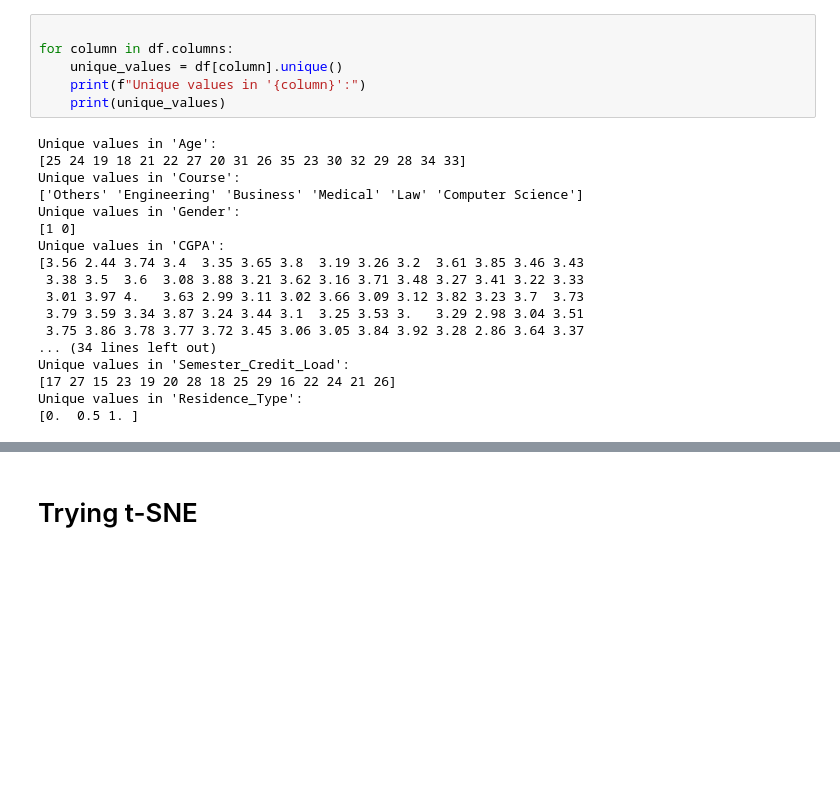
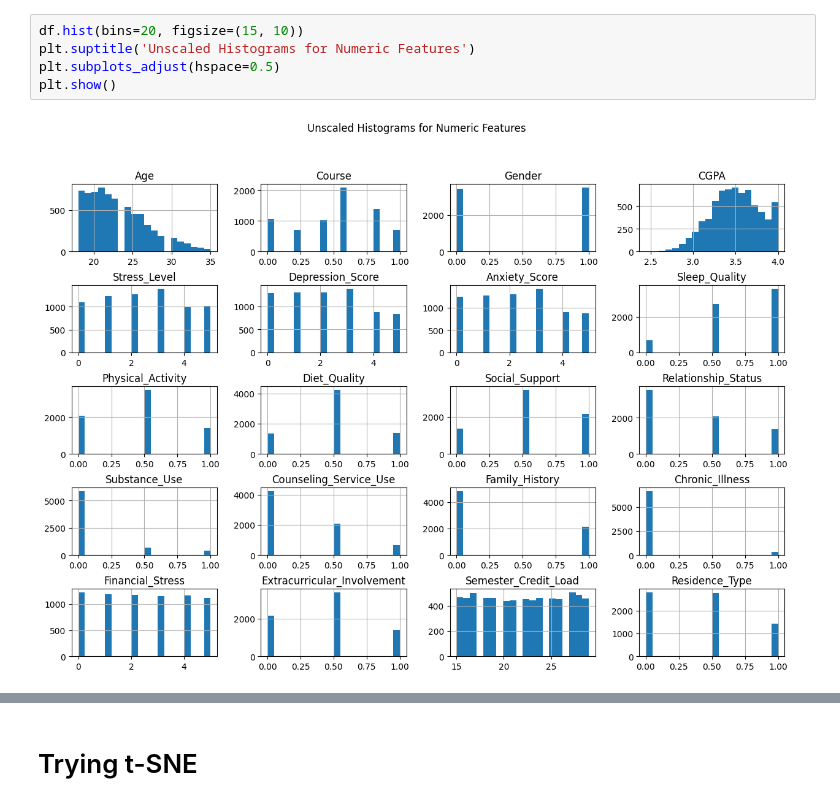
Before and after one commit to ReehalS/student-mental-health-model, a Jupyter notebook: Code/EDA.ipynb, the cells around one changed output, grey strips where cells are left out. Saved outputs shown, nothing was run; the diff lists cells and outputs as text; blank space fills up the shorter version.

```diff
--- a/Code/EDA.ipynb
+++ b/Code/EDA.ipynb
@@ -100,27 +101,10 @@ df = df.dropna()
-# %%
-
-for column in df.columns:
-    unique_values = df[column].unique()
-    print(f"Unique values in '{column}':")
-    print(unique_values)
-# %% [output]
-Unique values in 'Age':
-[25 24 19 18 21 22 27 20 31 26 35 23 30 32 29 28 34 33]
-Unique values in 'Course':
-['Others' 'Engineering' 'Business' 'Medical' 'Law' 'Computer Science']
-Unique values in 'Gender':
-[1 0]
-Unique values in 'CGPA':
-[3.56 2.44 3.74 3.4  3.35 3.65 3.8  3.19 3.26 3.2  3.61 3.85 3.46 3.43
- 3.38 3.5  3.6  3.08 3.88 3.21 3.62 3.16 3.71 3.48 3.27 3.41 3.22 3.33
- 3.01 3.97 4.   3.63 2.99 3.11 3.02 3.66 3.09 3.12 3.82 3.23 3.7  3.73
- 3.79 3.59 3.34 3.87 3.24 3.44 3.1  3.25 3.53 3.   3.29 2.98 3.04 3.51
- 3.75 3.86 3.78 3.77 3.72 3.45 3.06 3.05 3.84 3.92 3.28 2.86 3.64 3.37
-... (34 lines left out)
-Unique values in 'Semester_Credit_Load':
-[17 27 15 23 19 20 28 18 25 29 16 22 24 21 26]
-Unique values in 'Residence_Type':
-[0.  0.5 1. ]
+# %%
+df.hist(bins=20, figsize=(15, 10))
+plt.suptitle('Unscaled Histograms for Numeric Features')
+plt.subplots_adjust(hspace=0.5)
+plt.show()
+# %% [output]
+[figure, added]
 # %%
 from sklearn.preprocessing import MinMaxScaler, StandardScaler
 
```
Also changed, not shown: parts of 19 cells of this notebook, 3 other files.
